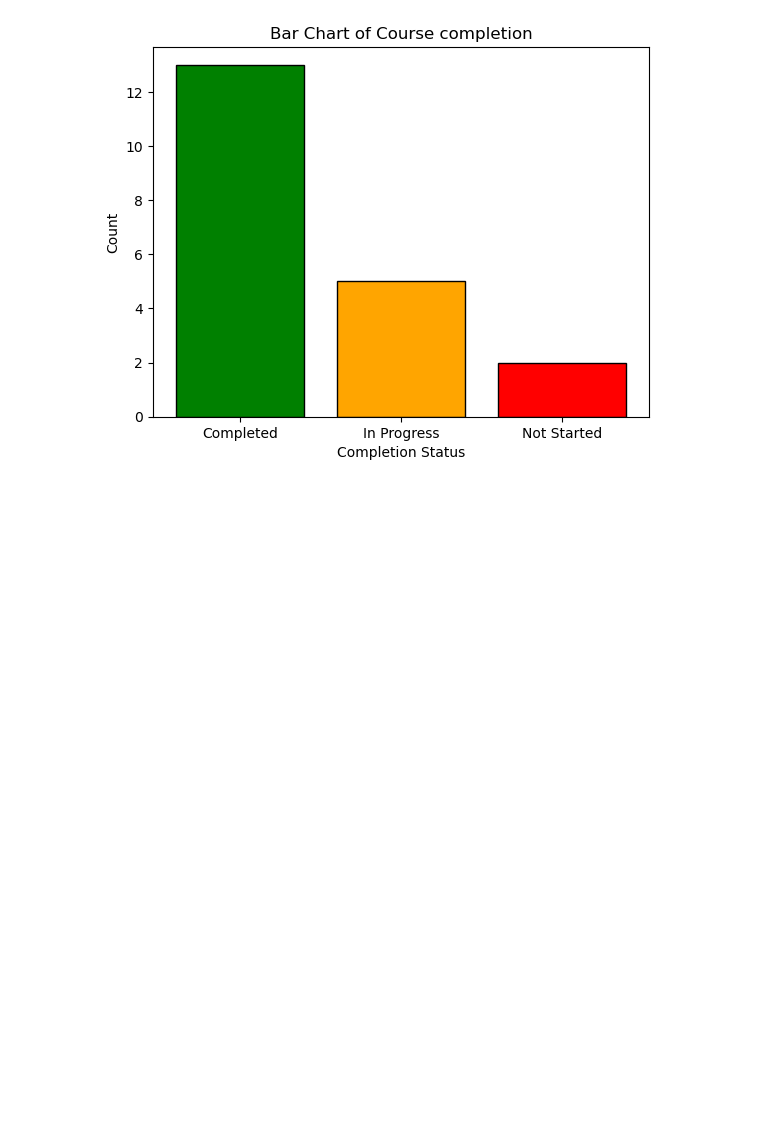
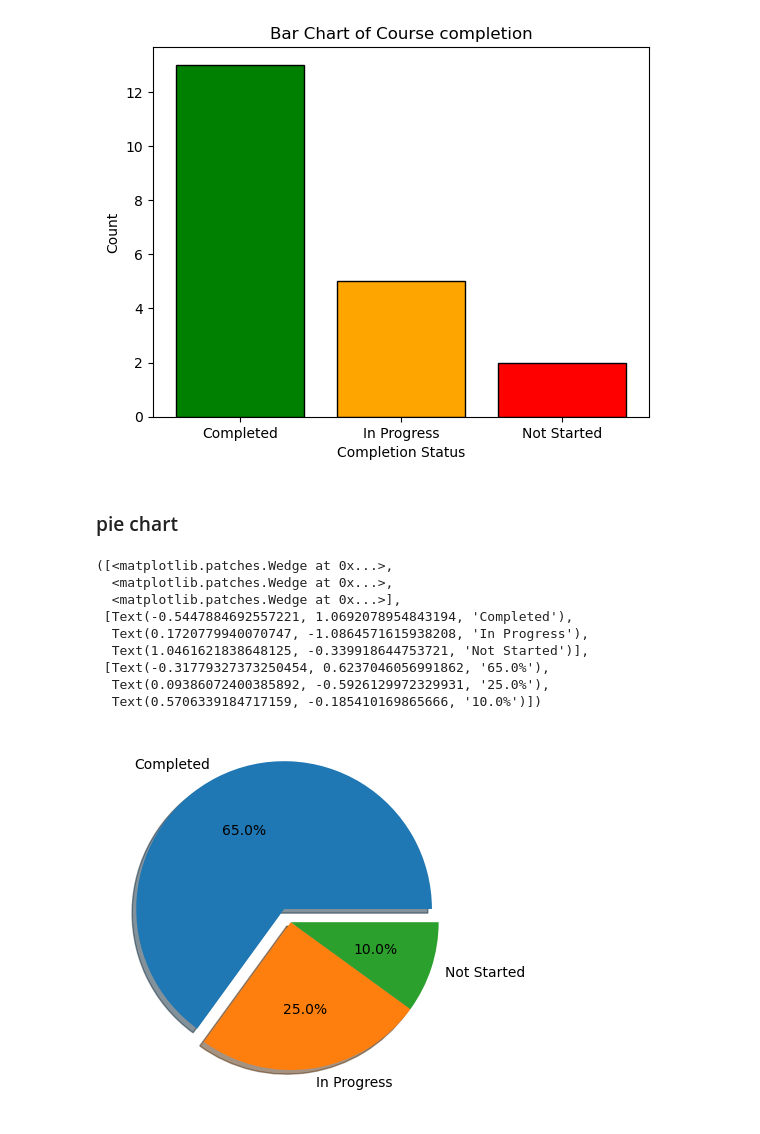
Before and after one commit to nafijur-rahaman/Data-Analysis-With-Python, a Jupyter notebook: Matplotlib/basic.ipynb, the cells around one changed output. Cells and saved outputs as stored; diff of their text form; code cells hidden in the pictures; blank space fills up the shorter version.

Commit message:
pie chart

```diff
--- a/Matplotlib/basic.ipynb
+++ b/Matplotlib/basic.ipynb
@@ -190,3 +190,20 @@ plt.title('Bar Chart of Course completion')
 plt.show()
 # %% [output]
 [figure]
+# %% [markdown]
+### pie chart
+# %%
+status = df.groupby('CompletionStatus').size()
+
+plt.pie(status, labels=status.index, autopct="%1.1f%%",explode=(0.1,0,0),shadow=True)
+# %% [output]
+([<matplotlib.patches.Wedge at 0x...>,
+  <matplotlib.patches.Wedge at 0x...>,
+  <matplotlib.patches.Wedge at 0x...>],
+ [Text(-0.5447884692557221, 1.0692078954843194, 'Completed'),
+  Text(0.1720779940070747, -1.0864571615938208, 'In Progress'),
+  Text(1.0461621838648125, -0.339918644753721, 'Not Started')],
+ [Text(-0.31779327373250454, 0.6237046056991862, '65.0%'),
+  Text(0.09386072400385892, -0.5926129972329931, '25.0%'),
+  Text(0.5706339184717159, -0.185410169865666, '10.0%')])
+[figure, added]
```
